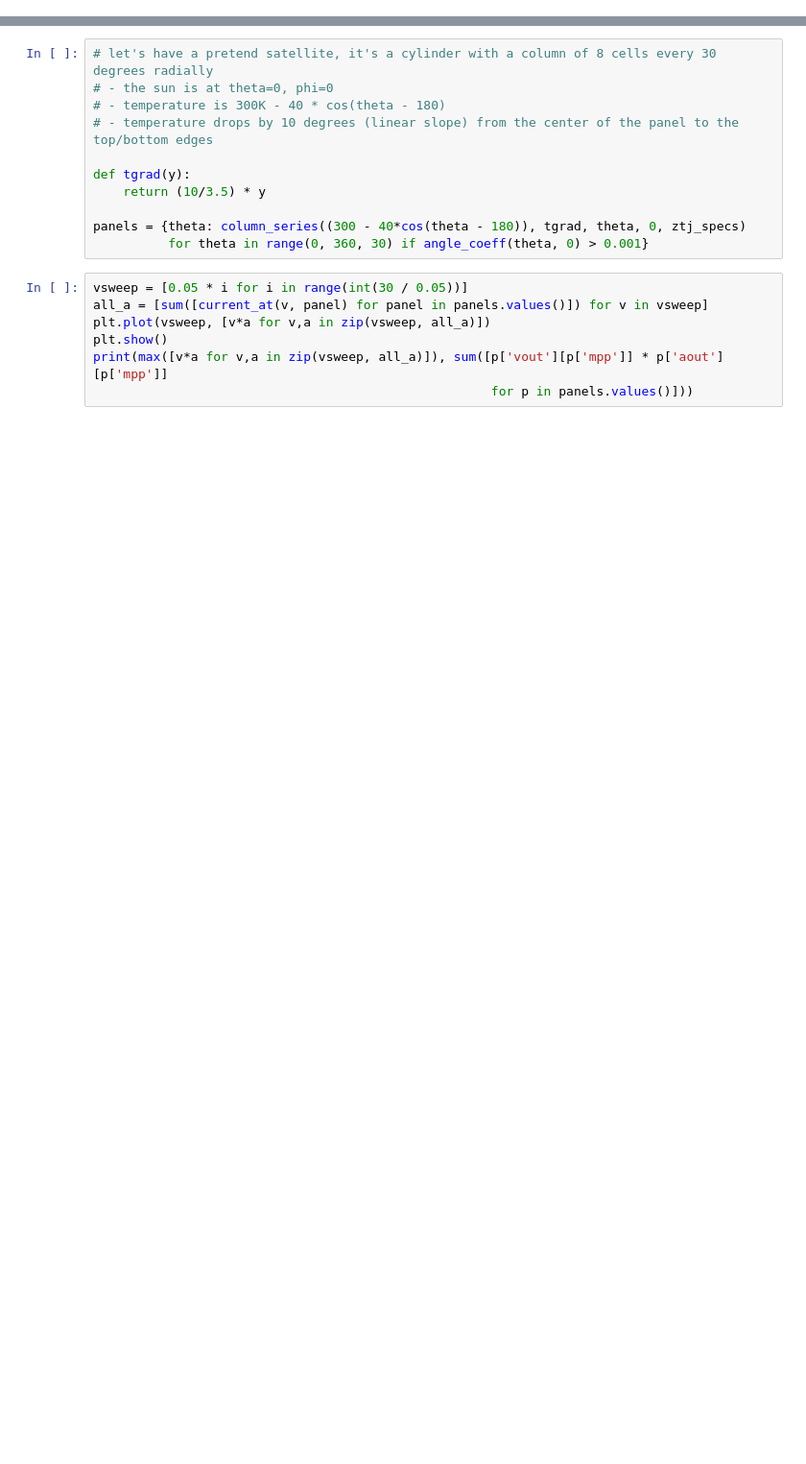
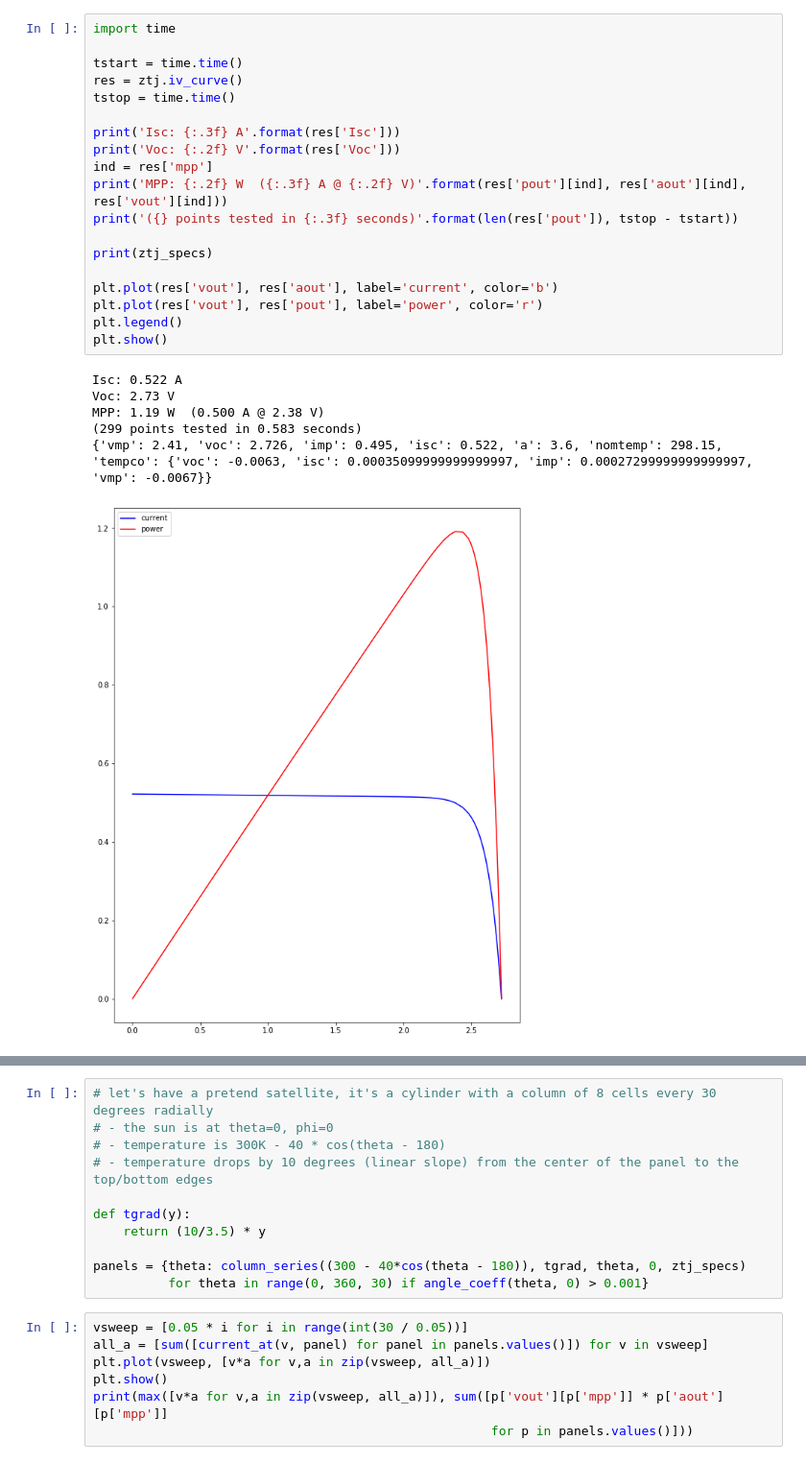
Before and after one commit to openlunar/EE-scripts, a Jupyter notebook: notebooks/Solar Cells.ipynb, the cells around one changed output, grey strips where cells are left out. Shown: that part at 96% size. Cells and saved outputs as stored; diff of their text form; blank space fills up the shorter version.

```diff
--- a/notebooks/Solar Cells.ipynb
+++ b/notebooks/Solar Cells.ipynb
@@ -190 +36,27 @@ MPP: 1.20 W  (0.489 A @ 2.45 V)
+# %%
+import time
+
+tstart = time.time()
+res = ztj.iv_curve()
+tstop = time.time()
+
+print('Isc: {:.3f} A'.format(res['Isc']))
+print('Voc: {:.2f} V'.format(res['Voc']))
+ind = res['mpp']
+print('MPP: {:.2f} W  ({:.3f} A @ {:.2f} V)'.format(res['pout'][ind], res['aout'][ind], res['vout'][ind]))
+print('({} points tested in {:.3f} seconds)'.format(len(res['pout']), tstop - tstart))
+
+print(ztj_specs)
+
+plt.plot(res['vout'], res['aout'], label='current', color='b')
+plt.plot(res['vout'], res['pout'], label='power', color='r')
+plt.legend()
+plt.show()
+# %% [output]
+Isc: 0.522 A
+Voc: 2.73 V
+MPP: 1.19 W  (0.500 A @ 2.38 V)
+(299 points tested in 0.583 seconds)
+{'vmp': 2.41, 'voc': 2.726, 'imp': 0.495, 'isc': 0.522, 'a': 3.6, 'nomtemp': 298.15, 'tempco': {'voc': -0.0063, 'isc': 0.00035099999999999997, 'imp': 0.00027299999999999997, 'vmp': -0.0067}}
+[figure, added]
 # %%
```
Also changed, not shown: parts of 15 cells of this notebook, 1 other file.
